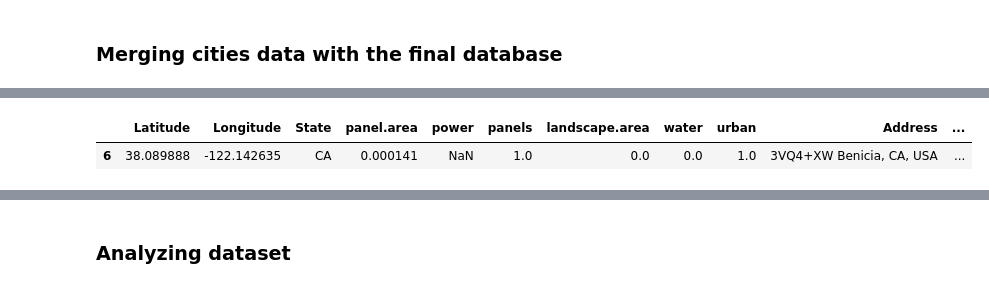
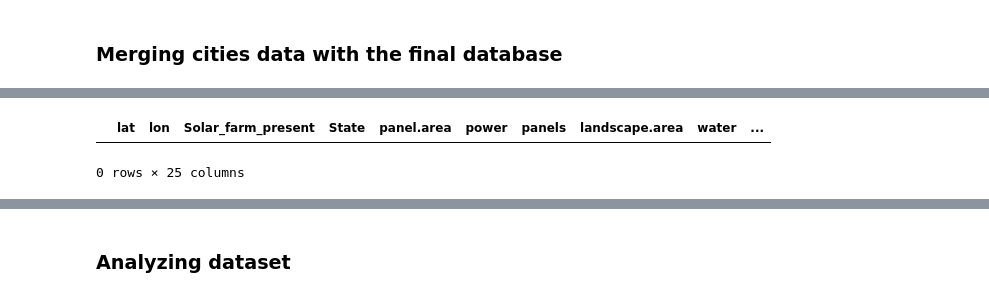
Before and after one commit to hrhampapura/SolarFarmPrediction, a Jupyter notebook: data_code/cities.ipynb, the cells around one changed output, grey strips where cells are left out. Cells and saved outputs as stored; diff of their text form; code cells hidden in the pictures.

```diff
--- a/data_code/cities.ipynb
+++ b/data_code/cities.ipynb
@@ -347,4 +373,4 @@ df.head()
 # %% [markdown]
 ### Merging cities data with the final database
 # %%
-# final_data = pd.read_csv('data_including_land_cover.csv')
+final_data = pd.read_csv('../data/ca_data_version_6.csv')
@@ -367,2 +393,2 @@ df.head()
 # %%
-# df = pd.read_csv('cities_data.csv',index_col=0)
+df = pd.read_csv('../data/cities_data_resolution_2_km.csv',index_col=0)
@@ -378,0 +395,4 @@ df.head()
+# %%
+df = df[['lng','lat','min distance']]
+df = df.rename(columns={'lng':'lon'})
+df
@@ -379,10 +413,10 @@ df.head()
 # %%
-# final_data_city = final_data.join(df.set_index(['Latitude','Longitude']),on=['Latitude','Longitude'])
+final_data_city = final_data.join(df.set_index(['lat','lon']),on=['lat','lon'])
 # %%
-# final_data_city.loc[(final_data_city['Latitude']<38.089889).values * (final_data_city['Latitude']>38.089887).values]
+final_data_city.loc[(final_data_city['lat']<38.089889).values * (final_data_city['lat']>38.089887).values]
 # %% [output]
-|  | Latitude | Longitude | State | panel.area | power | panels | landscape.area | water | urban | Address | ... |
-| 6 | 38.089888 | -122.142635 | CA | 0.000141 | NaN | 1.0 | 0.0 | 0.0 | 1.0 | 3VQ4+XW Benicia, CA, USA | ... |
+|  | lat | lon | Solar_farm_present | State | panel.area | power | panels | landscape.area | water | ... |
+0 rows × 25 columns
 # %%
 # final_data_city.rename(columns={'min distance':'min distance to city (in miles)'},inplace=True)
 # %%
```
Also changed, not shown: parts of 26 cells of this notebook, 5 other files.
